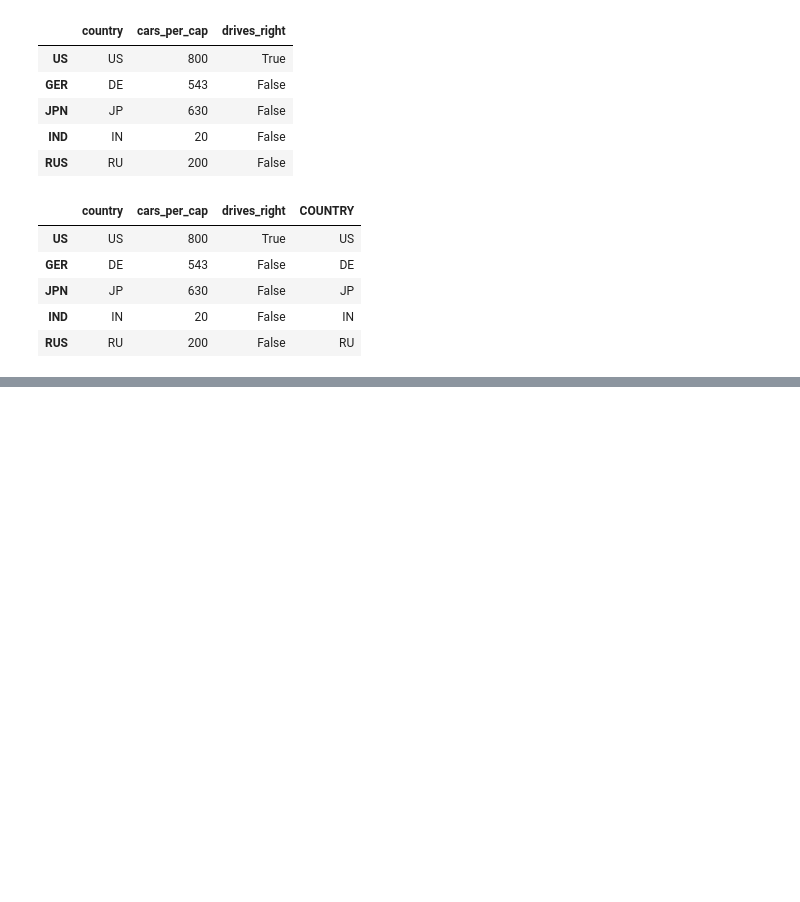
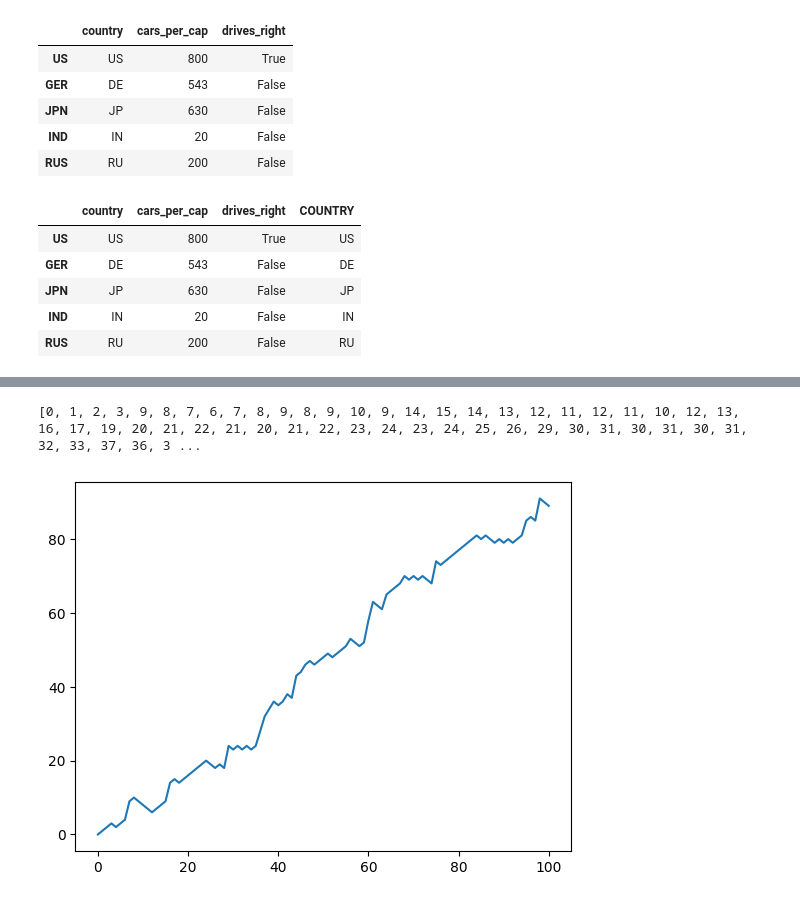
Before and after one commit to Julfikar-Asif/Learning_DA_Datacamp, a Jupyter notebook: DataCamp.ipynb, the cells around one changed output, grey strips where cells are left out. Cells and saved outputs as stored; diff of their text form; code cells hidden in the pictures; blank space fills up the shorter version.

```diff
--- a/DataCamp.ipynb
+++ b/DataCamp.ipynb
@@ -369,0 +373,11 @@ After either uploading your file or creating the dummy one, you can run your ori
+# %%
+import numpy as np
+np.random.seed(123)
+outcomes = []
+for x in range(10) :
+  coin = np.random.randint(0,2)
+  if coin == 0 :
+    outcomes.append("heads")
+  else :
+    outcomes.append("tails")
+print(outcomes)
@@ -369,0 +386,6 @@ After either uploading your file or creating the dummy one, you can run your ori
+# %%
+tails = [0]
+for x in range(10):
+  coin = np.random.randint(0,2)
+  tails.append(tails[x]+ coin)
+print(tails)
@@ -369,0 +423,52 @@ After either uploading your file or creating the dummy one, you can run your ori
+# %%
+# NumPy is imported, seed is set
+
+# Initialize random_walk
+random_walk = [0]
+
+for x in range(100) :
+    step = random_walk[-1]
+    dice = np.random.randint(1,7)
+
+    if dice <= 2:
+        # Replace below: use max to make sure step can't go below 0
+        step = max(0,step -1 )
+    elif dice <= 5:
+        step = step + 1
+    else:
+        step = step + np.random.randint(1,7)
+
+    random_walk.append(step)
+
+print(random_walk)
+# %% [output]
+[0, 1, 2, 3, 9, 8, 7, 6, 7, 8, 9, 8, 9, 10, 9, 14, 15, 14, 13, 12, 11, 12, 11, 10, 12, 13, 16, 17, 19, 20, 21, 22, 21, 20, 21, 22, 23, 24, 23, 24, 25, 26, 29, 30, 31, 30, 31, 30, 31, 32, 33, 37, 36, 3 ...
+# %%
+# NumPy is imported, seed is set
+
+# Initialization
+random_walk = [0]
+
+for x in range(100) :
+    step = random_walk[-1]
+    dice = np.random.randint(1,7)
+
+    if dice <= 2:
+        step = max(0, step - 1)
+    elif dice <= 5:
+        step = step + 1
+    else:
+        step = step + np.random.randint(1,7)
+
+    random_walk.append(step)
+
+# Import matplotlib.pyplot as plt
+import matplotlib.pyplot as plt
+
+# Plot random_walk
+plt.plot(random_walk)
+
+# Show the plot
+plt.show()
+# %% [output]
+[figure, added]
```
Also changed, not shown: parts of 23 cells of this notebook.
